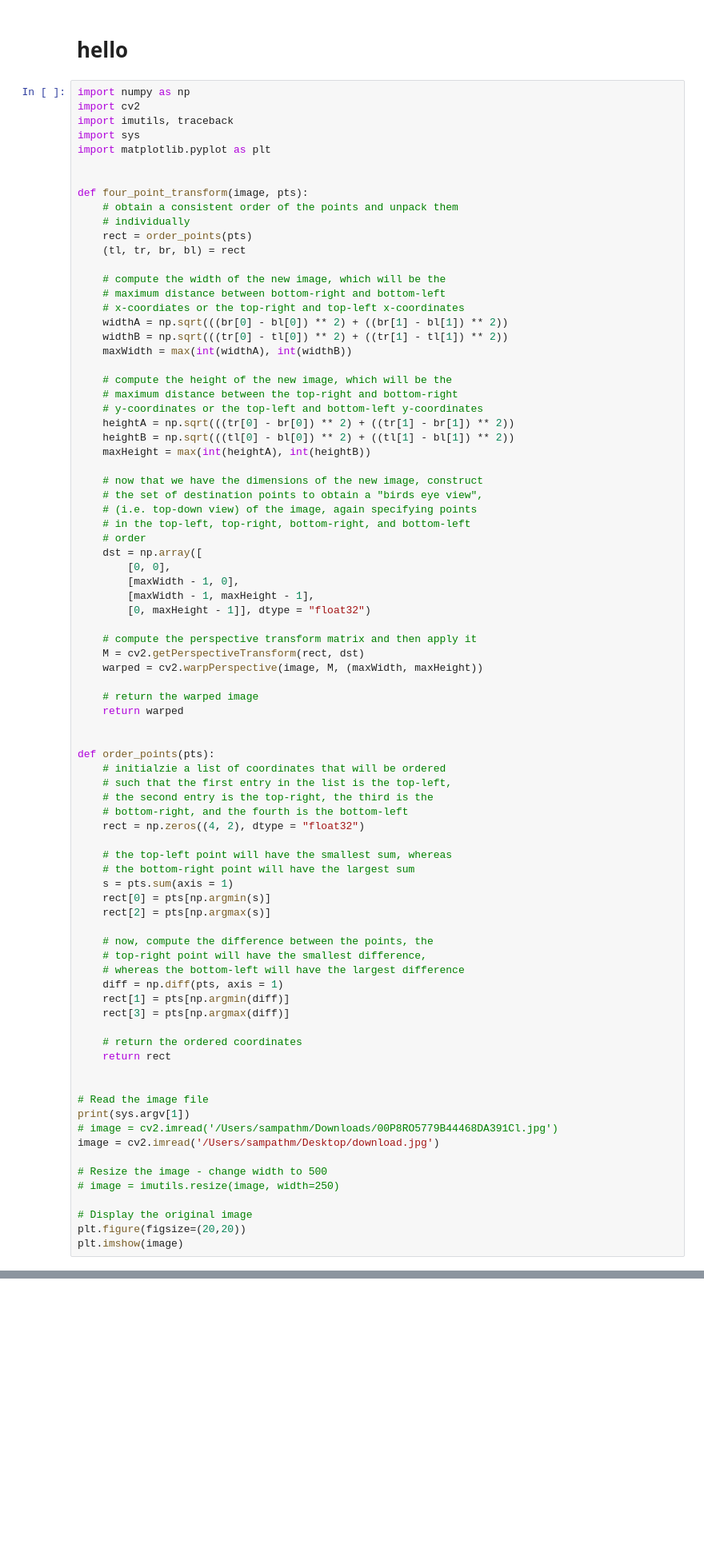
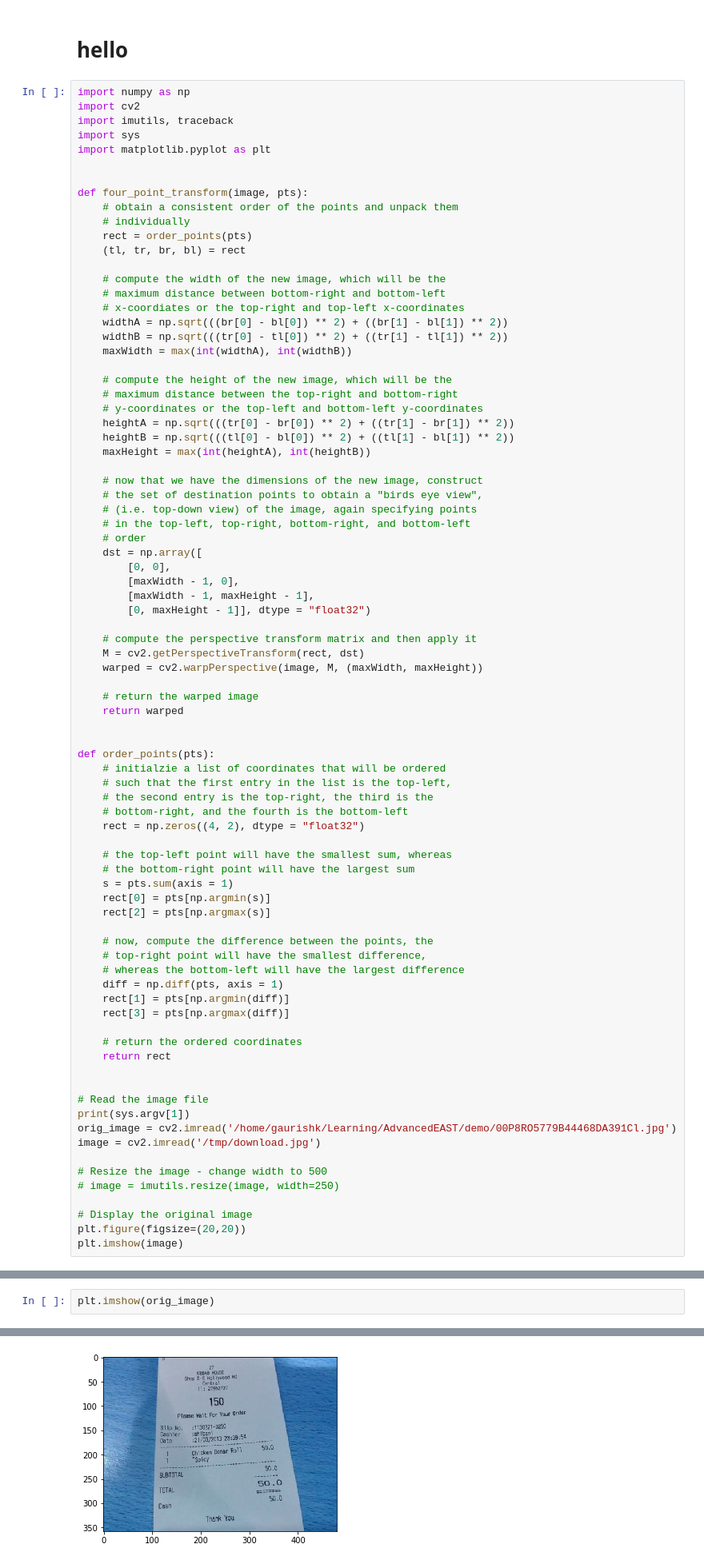
Before and after one commit to sravyaysk/vitaFlow, a Jupyter notebook: vitaflow/annotate_server/four_point_transform.ipynb, the cells around one changed output, grey strips where cells are left out. Shown at 80% size. Saved outputs shown, nothing was run; the diff lists cells and outputs as text; blank space fills up the shorter version.

```diff
--- a/vitaflow/annotate_server/four_point_transform.ipynb
+++ b/vitaflow/annotate_server/four_point_transform.ipynb
@@ -263,8 +266,8 @@ def order_points(pts):
 
 # Read the image file
 print(sys.argv[1])
-# image = cv2.imread('/Users/sampathm/Downloads/00P8RO5779B44468DA391Cl.jpg')
-image = cv2.imread('/Users/sampathm/Desktop/download.jpg')
+orig_image = cv2.imread('/home/gaurishk/Learning/AdvancedEAST/demo/00P8RO5779B44468DA391Cl.jpg')
+image = cv2.imread('/tmp/download.jpg')
 
 # Resize the image - change width to 500
 # image = imutils.resize(image, width=250)
@@ -276,3 +279,6 @@ plt.imshow(image)
 -f
 <matplotlib.image.AxesImage at 0x...>
 [figure]
+# %%
+plt.imshow(orig_image)
+# %% [output]
@@ -278,0 +286 @@ plt.imshow(image)
+[figure, added]
```
Also changed, not shown: parts of 11 cells of this notebook.
